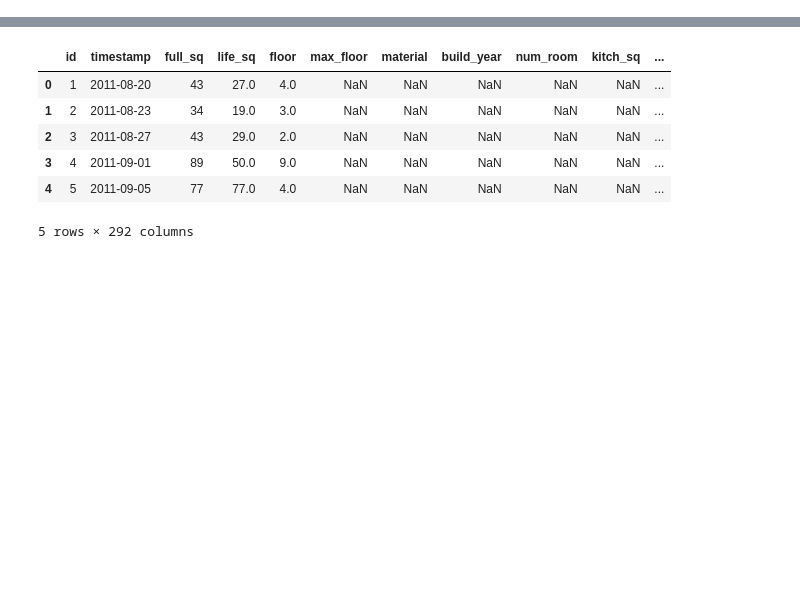
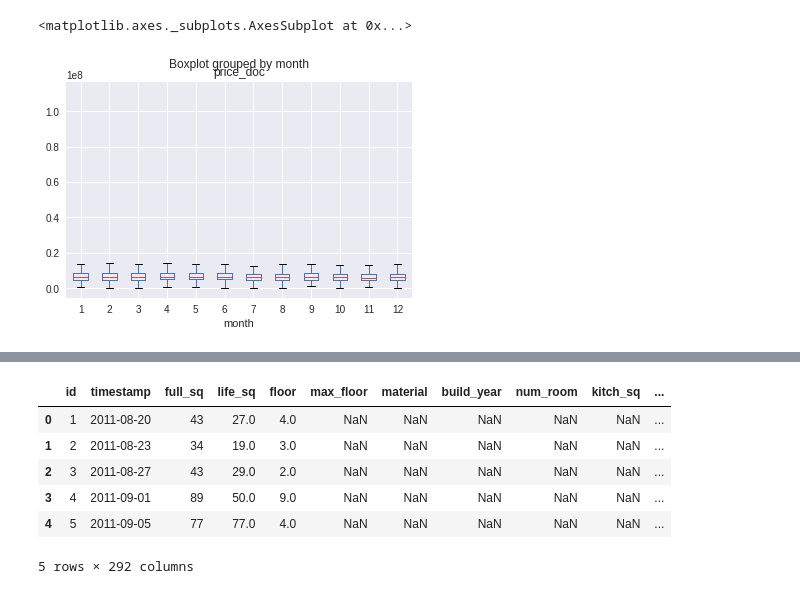
Before and after one commit to Jugaadu/srhm, a Jupyter notebook: Sberbank Russian Housing Market.ipynb, the cells around one changed output, grey strips where cells are left out. Cells and saved outputs as stored; diff of their text form; code cells hidden in the pictures; blank space fills up the shorter version.

```diff
--- a/Sberbank Russian Housing Market.ipynb
+++ b/Sberbank Russian Housing Market.ipynb
@@ -21,0 +75,5 @@ Index(['id', 'timestamp', 'full_sq', 'life_sq', 'floor', 'max_floor',
+# %%
+train.boxplot('price_doc',by = 'month')
+# %% [output]
+<matplotlib.axes._subplots.AxesSubplot at 0x...>
+[figure, added]
```
Also changed, not shown: parts of 40 cells of this notebook, 1 other file.
